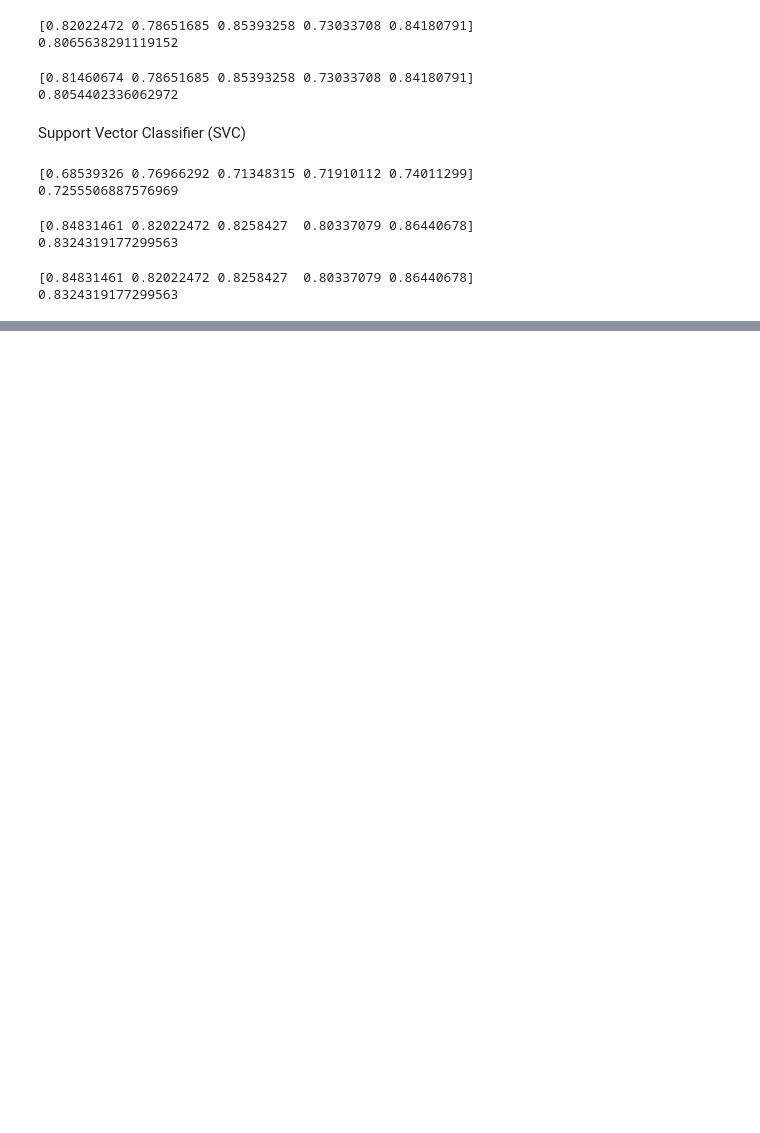
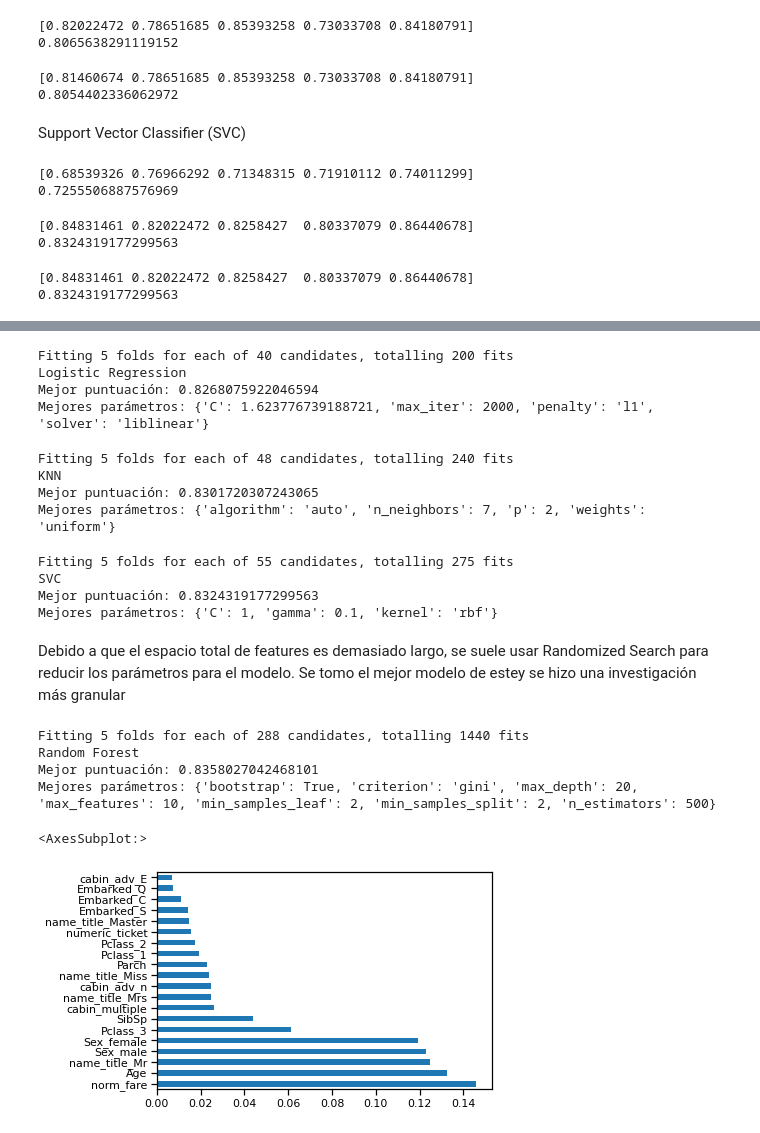
Before and after one commit to RichardSailema/Titanic-clasiffication-algorithms, a Jupyter notebook: Titanic Project.ipynb, the cells around one changed output, grey strips where cells are left out. Cells and saved outputs as stored; diff of their text form; code cells hidden in the pictures; blank space fills up the shorter version.

Commit message:
entrenamiento del modelo

```diff
--- a/Titanic Project.ipynb
+++ b/Titanic Project.ipynb
@@ -598,7 +663,7 @@ print(cv.mean())
 [0.84831461 0.82022472 0.8258427  0.80337079 0.86440678]
 0.8324319177299563
 # %%
-xgb = XGBClassifier(random_state=1)
+xgb = XGBClassifier(random_state=1, use_label_encoder=False)
 cv = cross_val_score(svc, X_train_scaled, y_train, cv = 5)
 print(cv)
 print(cv.mean())
@@ -635,0 +752,69 @@ basic_submission.to_csv('base_submission', index = False)
+# %%
+lr = LogisticRegression()
+param_grid = {'max_iter' : [2000],
+              'penalty' : ['l1', 'l2'],
+              'C' : np.logspace(-4, 4, 20),
+              'solver' : ['liblinear']}
+
+clf_lr = GridSearchCV(lr, param_grid = param_grid, cv = 5, verbose = True, n_jobs = -1)
+best_clf_lr = clf_lr.fit(X_train_scaled,y_train)
+clf_performance(best_clf_lr,'Logistic Regression')
+# %% [output]
+Fitting 5 folds for each of 40 candidates, totalling 200 fits
+Logistic Regression
+Mejor puntuación: 0.8268075922046594
+Mejores parámetros: {'C': 1.623776739188721, 'max_iter': 2000, 'penalty': 'l1', 'solver': 'liblinear'}
+# %%
+knn= KNeighborsClassifier()
+param_grid = {'n_neighbors' : [3,5,7,9],
+              'weights' : ['uniform', 'distance'],
+              'algorithm' : ['auto', 'ball_tree', 'kd_tree'],
+              'p': [1,2]}
+clf_knn = GridSearchCV(knn, param_grid=param_grid, cv=5, verbose=True, n_jobs=-1)
+best_clf_knn = clf_knn.fit(X_train_scaled,y_train)
+clf_performance(best_clf_knn,'KNN')
+# %% [output]
+Fitting 5 folds for each of 48 candidates, totalling 240 fits
+KNN
+Mejor puntuación: 0.8301720307243065
+Mejores parámetros: {'algorithm': 'auto', 'n_neighbors': 7, 'p': 2, 'weights': 'uniform'}
+# %%
+svc = SVC(probability = True)
+param_grid = tuned_parameters = [{'kernel': ['rbf'], 'gamma': [.1,.5,1,2,5,10],
+                                  'C': [.1, 1, 10, 100, 1000]},
+                                 {'kernel': ['linear'], 'C': [.1, 1, 10, 100, 1000]},
+                                 {'kernel': ['poly'], 'degree' : [2,3,4,5], 'C': [.1, 1, 10, 100, 1000]}]
+clf_svc = GridSearchCV(svc, param_grid = param_grid, cv = 5, verbose = True, n_jobs = -1)
+best_clf_svc = clf_svc.fit(X_train_scaled,y_train)
+clf_performance(best_clf_svc,'SVC')
+# %% [output]
+Fitting 5 folds for each of 55 candidates, totalling 275 fits
+SVC
+Mejor puntuación: 0.8324319177299563
+Mejores parámetros: {'C': 1, 'gamma': 0.1, 'kernel': 'rbf'}
+# %% [markdown]
+Debido a que el espacio total de features es demasiado largo, se suele usar Randomized Search para reducir los parámetros para el modelo. Se tomo el mejor modelo de estey se hizo una investigación más granular
+# %%
+rf = RandomForestClassifier(random_state=1)
+param_grid = {'n_estimators': [400,450,500,550],
+                                 'criterion':['gini','entropy'],
+                                  'bootstrap': [True],
+                                  'max_depth': [15, 20, 25],
+                                  'max_features': ['auto','sqrt', 10],
+                                  'min_samples_leaf': [2,3],
+                                  'min_samples_split': [2,3]}
+clf_rf = GridSearchCV(rf, param_grid = param_grid, cv = 5, verbose = True, n_jobs = -1)
+best_clf_rf = clf_rf.fit(X_train_scaled,y_train)
+clf_performance(best_clf_rf,'Random Forest')
+# %% [output]
+Fitting 5 folds for each of 288 candidates, totalling 1440 fits
+Random Forest
+Mejor puntuación: 0.8358027042468101
+Mejores parámetros: {'bootstrap': True, 'criterion': 'gini', 'max_depth': 20, 'max_features': 10, 'min_samples_leaf': 2, 'min_samples_split': 2, 'n_estimators': 500}
+# %%
+best_rf = best_clf_rf.best_estimator_.fit(X_train_scaled, y_train)
+feat_importances = pd.Series(best_rf.feature_importances_, index  =X_train_scaled.columns)
+feat_importances.nlargest(20).plot(kind='barh')
+# %% [output]
+<AxesSubplot:>
+[figure, added]
```
Also changed, not shown: parts of 70 cells of this notebook, 6 other files.
